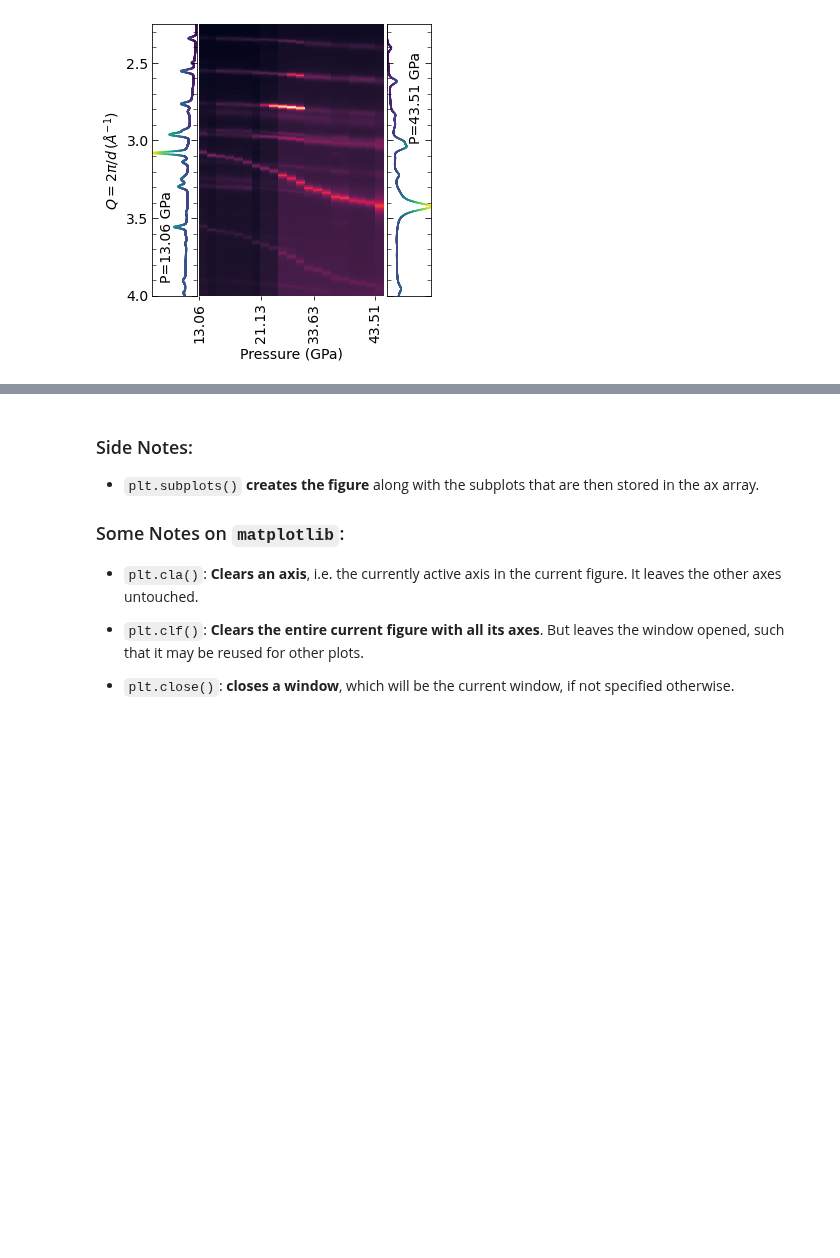
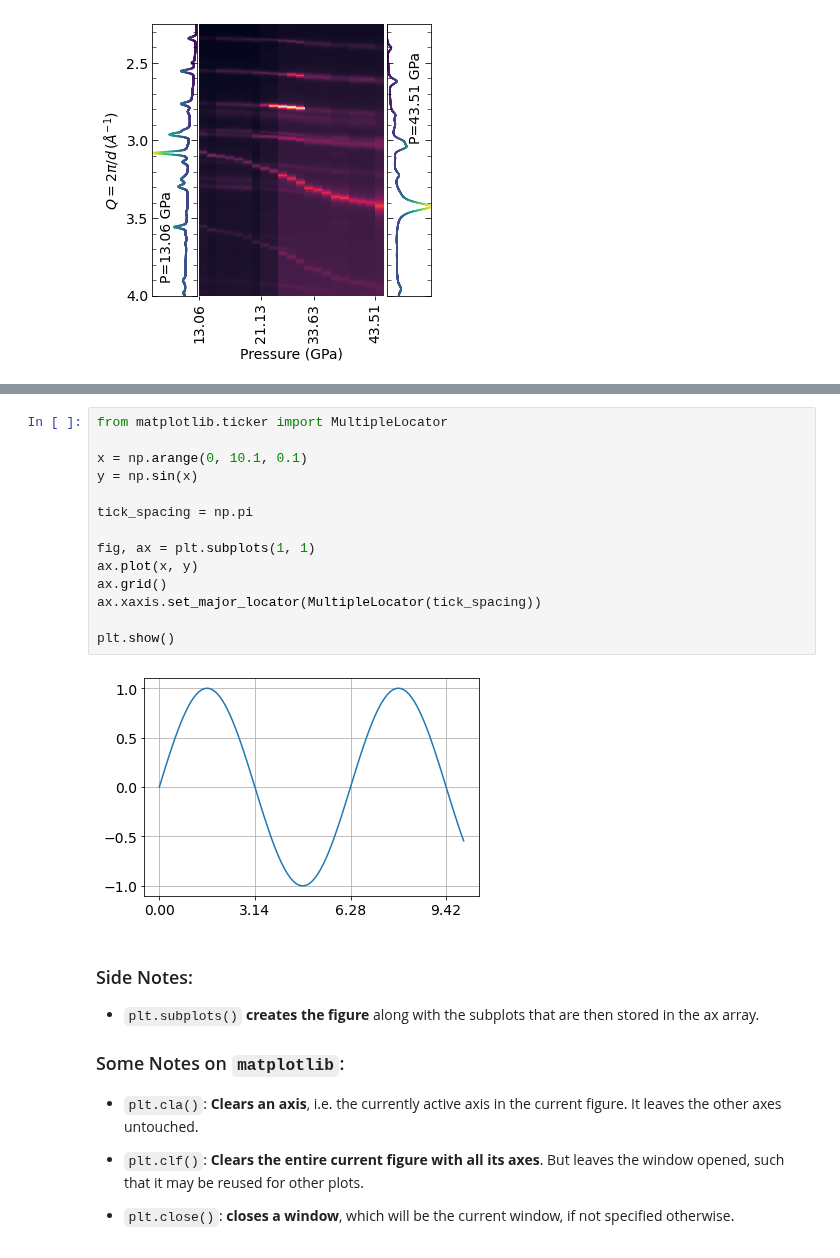
Before and after one commit to DavoodSZ1993/Python_Tutorial, a Jupyter notebook: 1_matplotlib_plots.ipynb, the cells around one changed output, grey strips where cells are left out. Saved outputs shown, nothing was run; the diff lists cells and outputs as text; blank space fills up the shorter version.

```diff
--- a/1_matplotlib_plots.ipynb
+++ b/1_matplotlib_plots.ipynb
@@ -458,3 +466,19 @@ Text(36, 3, 'P=43.51 GPa')
+# %%
+from matplotlib.ticker import MultipleLocator
+
+x = np.arange(0, 10.1, 0.1)
+y = np.sin(x)
+
+tick_spacing = np.pi
+
+fig, ax = plt.subplots(1, 1)
+ax.plot(x, y)
+ax.grid()
+ax.xaxis.set_major_locator(MultipleLocator(tick_spacing))
+
+plt.show()
+# %% [output]
+[figure, added]
 # %% [markdown]
 ### Side Notes:
 * `plt.subplots()` **creates the figure** along with the subplots that are then stored in the ax array.
```
Also changed, not shown: parts of 4 cells of this notebook.
